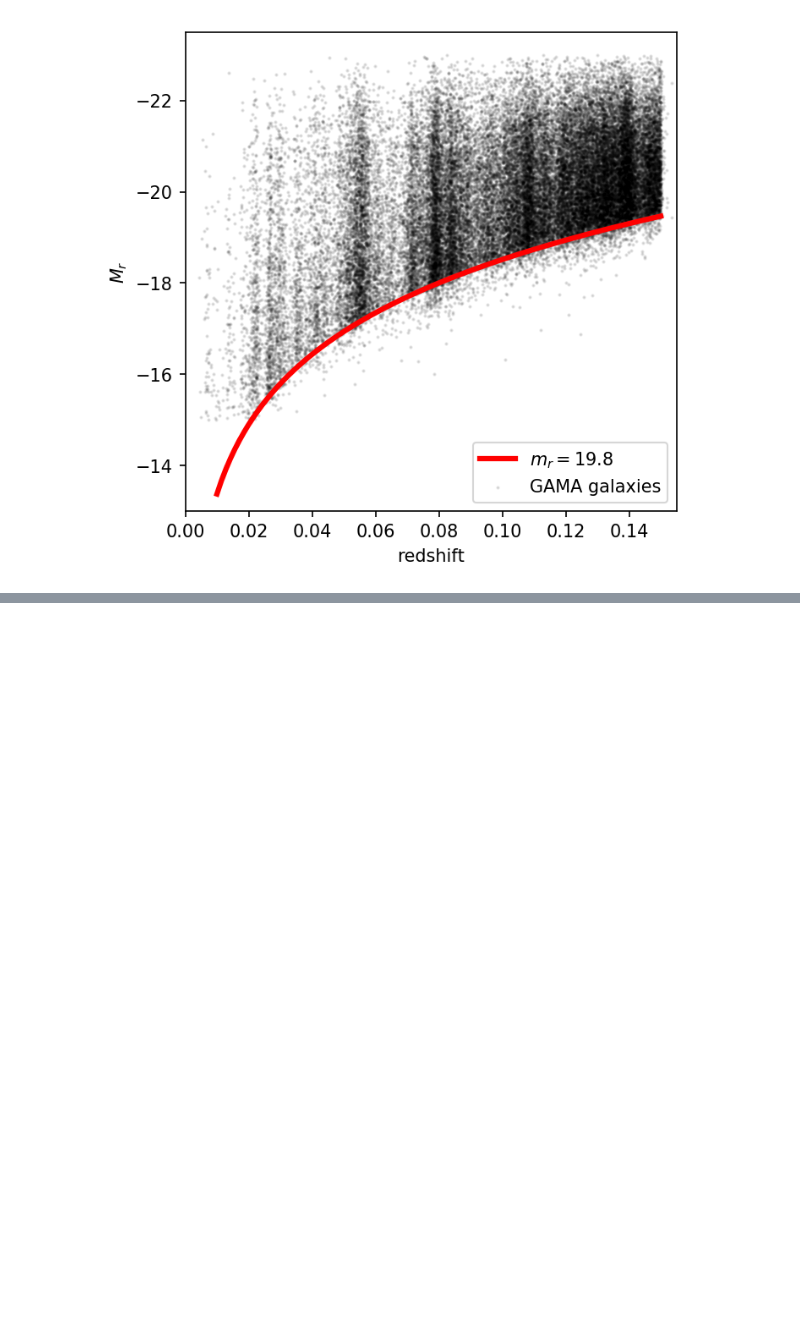
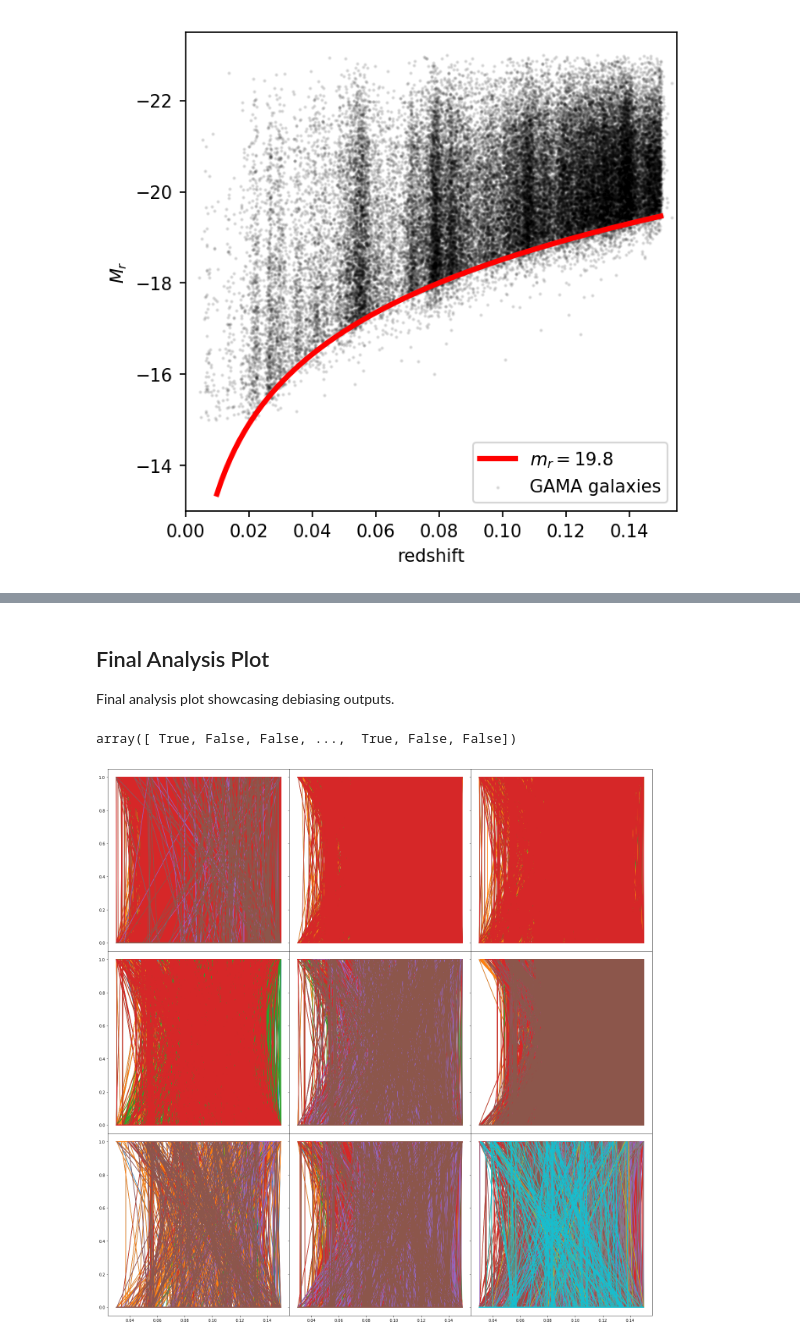
Before and after one commit to leeskelvin/gamakidsgz, a Jupyter notebook: outputs/debiasing/debiasing.ipynb, the cells around one changed output, grey strips where cells are left out. Saved outputs shown, nothing was run; the diff lists cells and outputs as text; code cells hidden in the pictures; blank space fills up the shorter version.

Commit message:
first full debiased catalogue

```diff
--- a/outputs/debiasing/debiasing.ipynb
+++ b/outputs/debiasing/debiasing.ipynb
@@ -333,0 +1021,7 @@ questions['spiralwinding']
+# %%
+# return histogram fractions
+def histogram_fractions(a, bins):
+    '''Get raw histogram values .'''
+    hist, bin_edges = np.histogram(a, bins=bins)
+    f = hist / np.sum(hist)
+    return f
@@ -333,0 +1376,13 @@ questions['spiralwinding']
+# %% [markdown]
+## Final Analysis Plot
+
+Final analysis plot showcasing debiasing outputs.
+# %%
+# plot setup
+Mag_limit = mag_to_Mag(survey_mag_limit, volume_redshift_limits[1])
+in_vl = np.all([data_deb['Z_TONRY'] >= volume_redshift_limits[0],
+                data_deb['Z_TONRY'] <= volume_redshift_limits[1],
+                data_deb['absmag_r'] < Mag_limit],
+               axis=0)
+cols = 'rbgkmcy'
+letters = 'abcdefghijklmnopqrstuvwxyz'
@@ -333,0 +1416,57 @@ questions['spiralwinding']
+# %%
+y0
+# %% [output]
+array([ True, False, False, ...,  True, False, False])
+# %%
+fig, axarr = plt.subplots(3, 3, figsize=(20,20),
+                          sharex=True, sharey=True)
+axarr = axarr.ravel()
+
+for q, ax, letter in zip(questions, axarr, letters):
+    question = q
+    answers = question_dict[q]['pos_answers']
+    req_questions = question_dict[q]['req_questions']
+    req_answers = question_dict[q]['req_answers']
+
+    if req_questions is not None:
+        p_q = 1
+        for q_, a_ in zip(req_questions, req_answers):
+            p_q *= data_deb[f'{q_}_{a_}_frac']
+        N_q = data_deb[f'{q}_total']
+    else:
+        p_q = 1
+        N_q = 100
+
+    sample_ok = (p_q > 0.5) & (N_q >= 5) & (in_vl)
+
+    for a, color in zip(answers, colors):
+        x = data_deb['Z_TONRY'][sample_ok]
+        y_raw = data_deb[f'{q}_{a}_frac'][sample_ok] > 0.5
+        y_debiased = data_deb[f'{q}_{a}_debiased'][sample_ok] > 0.5
+        ax.plot(x, y_raw)
+        ax.plot(x, y_debiased)
+
+#         xy_raw = xy_plots.x_vs_y(x,y_raw).fraction_with_feature(equal_N=False,bins=10)
+#         xy_debiased = xy_plots.x_vs_y(x,y_debiased).fraction_with_feature(equal_N=False,bins=10)
+
+#         xy_raw.line_plot(ax,color=color,label=alabel,lw=2)
+#         xy_debiased.line_plot(ax,color=color,label='_nolegend_',lw=2,linestyle='dashed')
+
+#     _ = ax.legend(fancybox=False,edgecolor='k',loc='upper right')
+
+#     label = '({}) {} \n {} galaxies'.format(letter,question,sample_ok.sum())
+#     _ = ax.text(0.025,0.975,label,transform=ax.transAxes,ha='left',va='top')
+
+# for x in [6,7,8]:
+#     _ = axarr[x].set_xlabel('redshift')
+# for y in [0,3,6]:
+#     _ = axarr[y].set_ylabel('$f(p>0.5)$')
+
+_ = fig.tight_layout()
+_ = fig.subplots_adjust(hspace=0,wspace=0)
+
+#fig.savefig('debiased_fractions.pdf')
+plt.show()
+plt.close()
+# %% [output]
+[figure, added]
```
Also changed, not shown: parts of 52 cells of this notebook, 2 other files.
